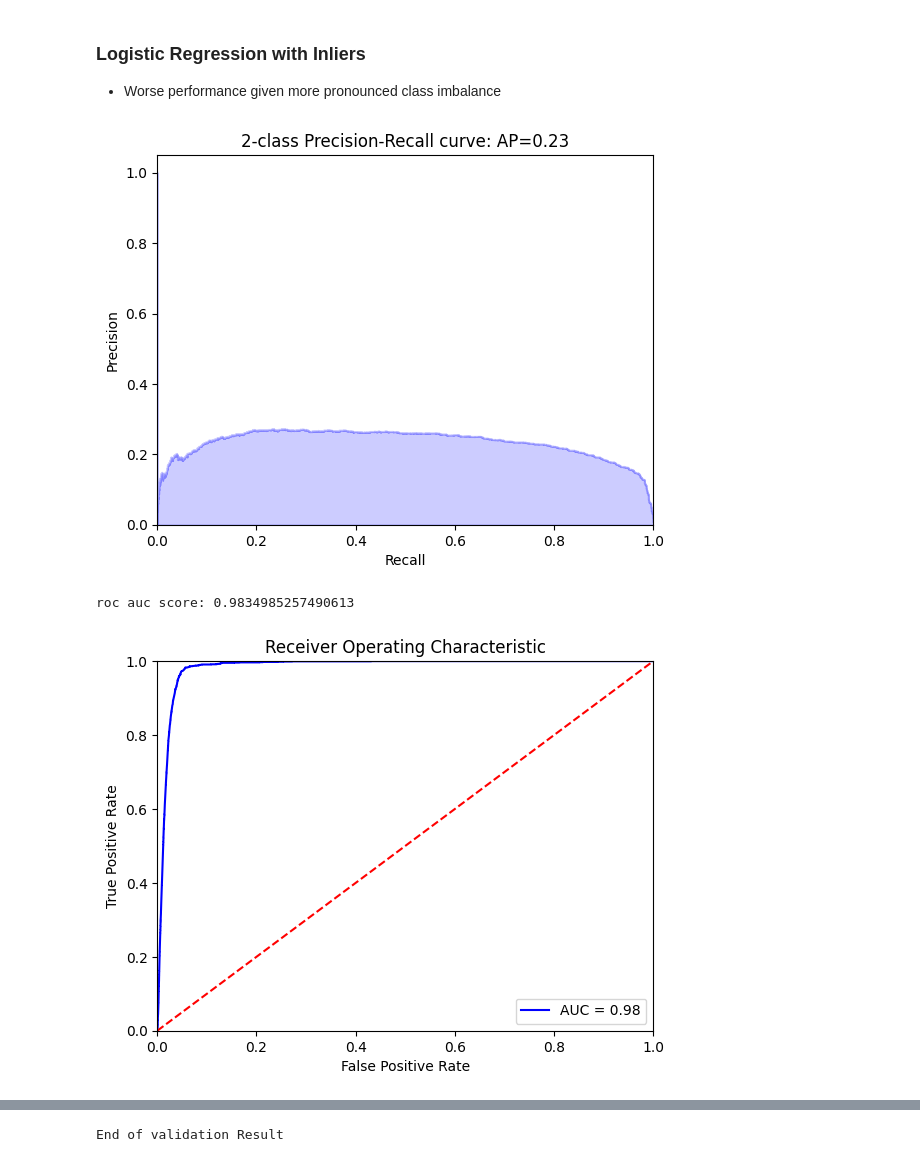
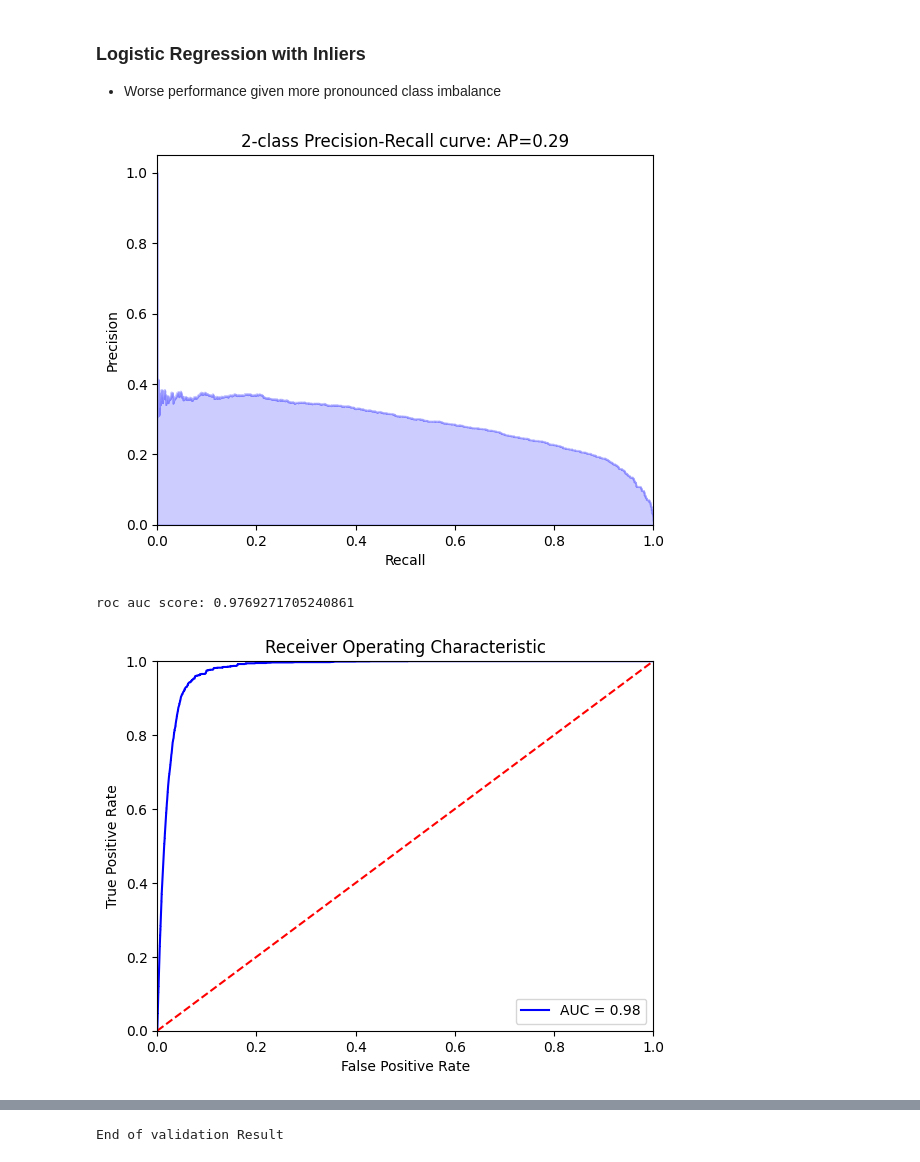
Before and after one commit to McGill-MMA-EnterpriseAnalytics/Revenue-Radar, a Jupyter notebook: Data Scientist-Conversion/Conversion_Prediction.ipynb, the cells around one changed output, grey strips where cells are left out. Drawn from its saved outputs; the diff is of its cells as text; code cells hidden in the pictures.

```diff
--- a/Data Scientist-Conversion/Conversion_Prediction.ipynb
+++ b/Data Scientist-Conversion/Conversion_Prediction.ipynb
@@ -135,7 +135,7 @@ correlation
 | 26 | at_least_one_conversion | TotalPageviews | 0.404678 |
 | 27 | TotalPageviews | at_least_one_conversion | 0.404678 |
 # %%
-df.drop(['TotalVisits','LastSessionPageviews'],axis=1,inplace=True)
+df.drop(['TotalVisits','LastSessionPageviews','TotalPageviews'],axis=1,inplace=True)
 # %%
 cat_cols = df.select_dtypes(include='object').columns
 
@@ -384,13 +384,13 @@ y_inlier=df_inliers['at_least_one_conversion']
 # %%
 X_train_inlier, X_test_inlier, y_train_inlier, y_test_inlier = train_test_split(X_inlier, y_inlier, test_size=0.30, random_state=42)
 # %%
-logreg4=LogisticRegression(max_iter=10000,random_state=42, class_weight='balanced')
+logreg4=LogisticRegression(max_iter=2000,random_state=42, class_weight='balanced')
 logreg4.fit(X_train_inlier, y_train_inlier)
 clf_score(logreg4, X_train_inlier, y_train_inlier, X_test_inlier, y_test_inlier, train=False)
 # %% [output]
-[figure, old version]
+[figure, new version]
-roc auc score: 0.9834985257490613
+roc auc score: 0.9769271705240861
-[figure, old version]
+[figure, new version]
 Classification Report:
                precision    recall  f1-score   support
 
```
Also changed, not shown: parts of 23 cells of this notebook.
